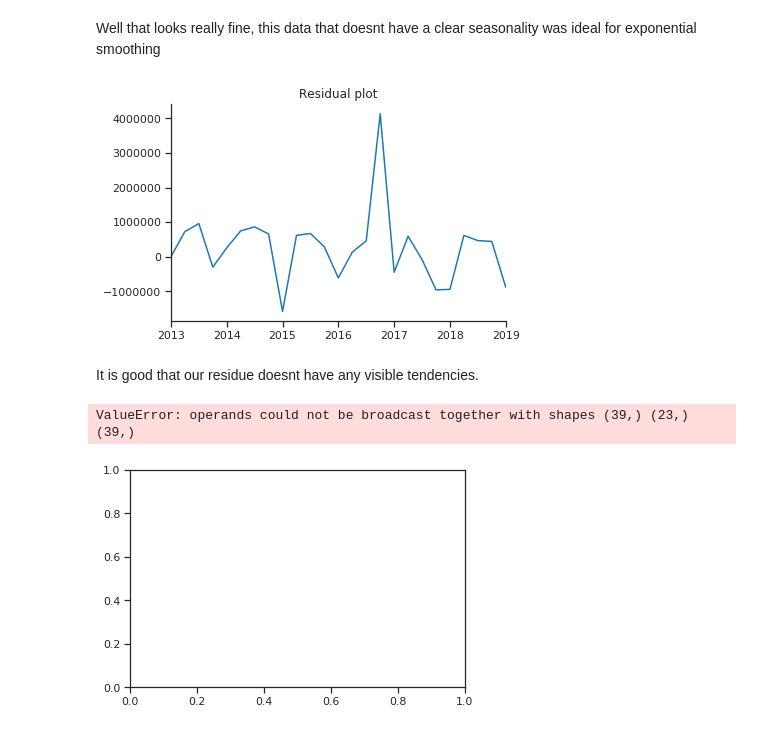
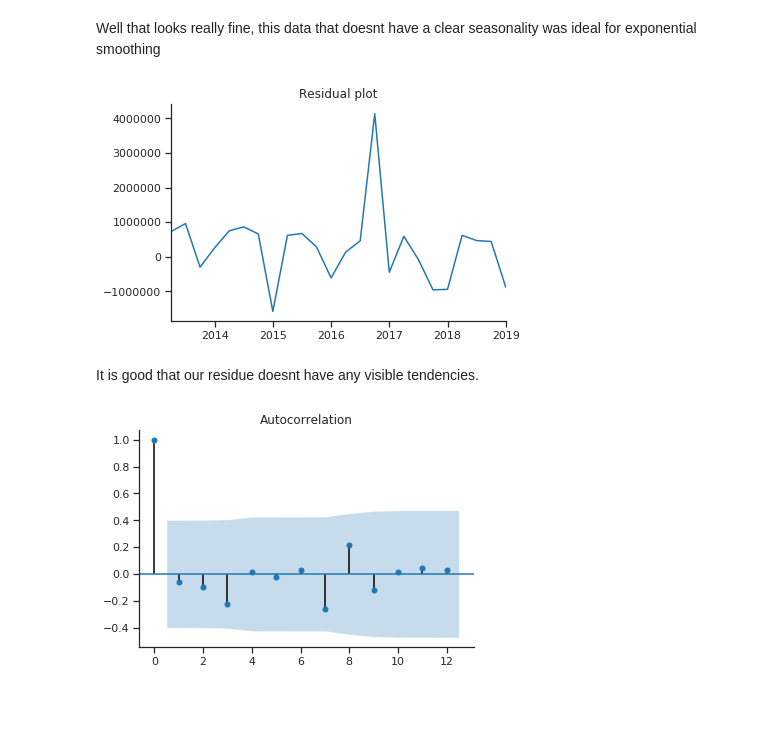
Before and after one commit to git-lu/TimeSeriesAnalysis, a Jupyter notebook: NaiveTimeSeriesAnalysis.ipynb, the cells around one changed output. Saved outputs shown, nothing was run; the diff lists cells and outputs as text; code cells hidden in the pictures; blank space fills up the shorter version.

```diff
--- a/NaiveTimeSeriesAnalysis.ipynb
+++ b/NaiveTimeSeriesAnalysis.ipynb
@@ -115,6 +118,6 @@ except for maybe minutos pospago saliente (with 1 the data grouped kinda well) w
 # %%
-y1 = data["Minutos pospago salientes (miles)"]
-y2 = data["Minutos prepago salientes (miles)"]
+y1 = data["Minutos pospago salientes (miles)"].astype(float)
+y2 = data["Minutos prepago salientes (miles)"].astype(float)
 # %%
 h = 4
 test=pd.period_range(start=y2.index[-1]+1, periods=h, freq='Q')
@@ -197,20 +258,22 @@ resid=y1-fitted_ses
+# %%
+resid_ses=y1-fitted_ses
+resid_ses = resid_ses[1:]
 # %%
 fig, ax= plt.subplots();#figsize=(9,6))
-resid.plot(color=blue)
+resid_ses.plot(color=blue)
 ax.set_xlabel('')
 ax.set_xticks([], minor=True)
 ax.set_title('Residual plot')
 sns.despine()
 plt.show()
 # %% [output]
-[figure, old version]
+[figure, new version]
 # %% [markdown]
 It is good that our residue doesnt have any visible tendencies.
 # %%
 fig, ax = plt.subplots();#figsize=(9,6))
-sm.graphics.tsa.plot_acf(resid, lags=40, ax=ax)
+sm.graphics.tsa.plot_acf(resid_ses, lags=12, ax=ax)
 sns.despine()
 plt.show()
 # %% [output]
-ValueError: operands could not be broadcast together with shapes (39,) (23,) (39,)
-[figure, old version]
+[figure, new version]
```
Also changed, not shown: parts of 17 cells of this notebook, 2 other files.
